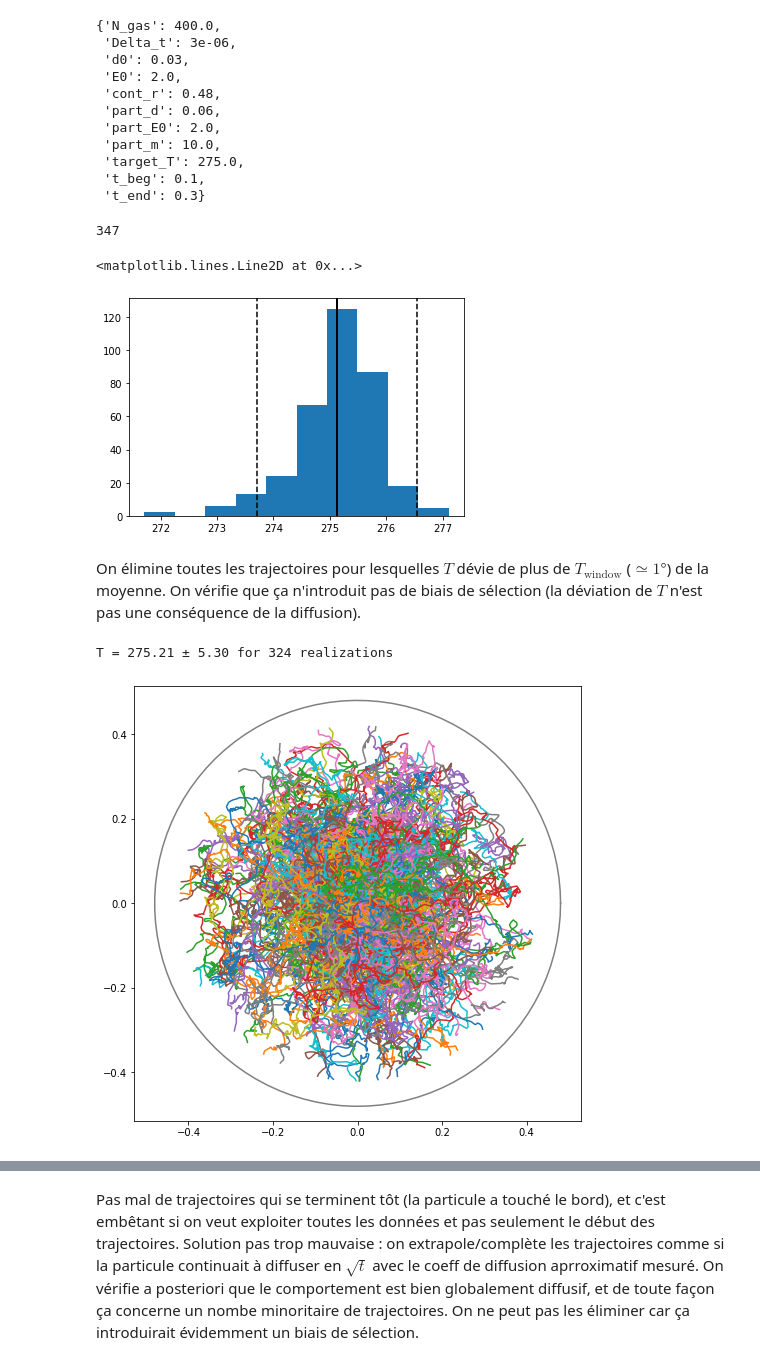
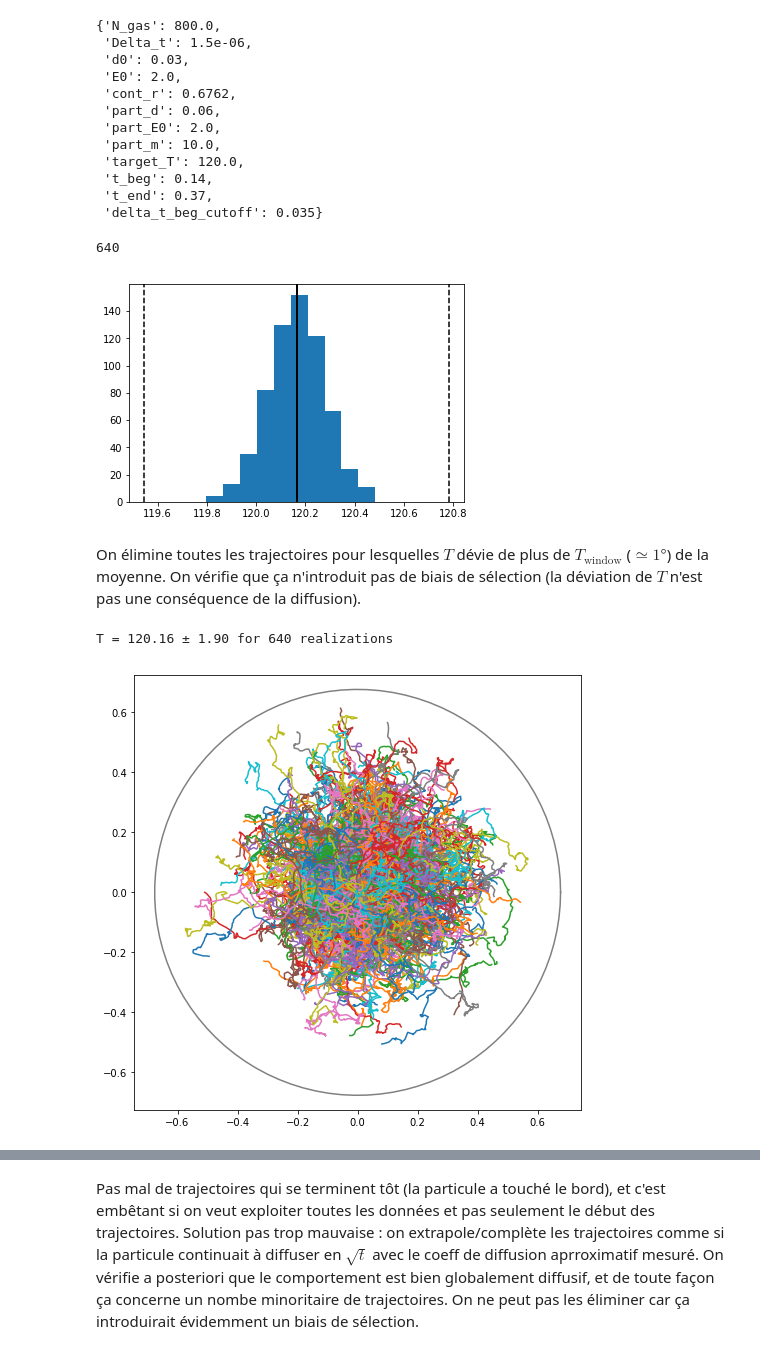
Before and after one commit to xif-fr/BrownianMotion, a Jupyter notebook: diffus_analysis.ipynb, the cells around one changed output, grey strips where cells are left out. Saved outputs shown, nothing was run; the diff lists cells and outputs as text; code cells hidden in the pictures.

```diff
--- a/diffus_analysis.ipynb
+++ b/diffus_analysis.ipynb
@@ -7,7 +7,8 @@ import scipy.optimize
 from math import *
 π = np.pi
 # %%
-path = "results_diffus_7"
+path = "remi10"
+D = 0.3
 
 df = pd.read_csv(path+"/params.csv", sep=',', header=None)
 df = df.set_index(0).T
@@ -16,50 +17,58 @@ for key in df:
     params[key] = df[key][1]
 params
 # %% [output]
-{'N_gas': 400.0,
- 'Delta_t': 3e-06,
+{'N_gas': 800.0,
+ 'Delta_t': 1.5e-06,
  'd0': 0.03,
  'E0': 2.0,
- 'cont_r': 0.48,
+ 'cont_r': 0.6762,
  'part_d': 0.06,
  'part_E0': 2.0,
  'part_m': 10.0,
- 'target_T': 275.0,
- 't_beg': 0.1,
- 't_end': 0.3}
+ 'target_T': 120.0,
+ 't_beg': 0.14,
+ 't_end': 0.37,
+ 'delta_t_beg_cutoff': 0.035}
 # %%
 realizations = []
 for file in os.listdir(path):
     itempath = path+"/"+file
-    r0 = re.match('^([0-9]{3})$', file)
+    r0 = re.match('^([0-9]+)$', file)
     if r0 is not None:
 
-        df = pd.read_csv(itempath+"/p_traj.csv", sep=',')
-        d = { 't' : np.array(df['t']), 'x' : np.array(df['px']), 'y' : np.array(df['py']) }
+        d = { 'path' : itempath }
         df = pd.read_csv(itempath+"/res.csv", sep=',', header=None)
         df = df.set_index(0).T
-        d['T'] = df['T'][1]
-        d['T_std'] = df['T_std'][1]
-        d['path'] = itempath
-        realizations.append(d)
+        for key in df:
+            d[key] = df[key][1]
+        if 't_beg_exact' in d:
+            df = pd.read_csv(itempath+"/p_traj.csv", sep=',')
+            d['t'] = np.array(df['t'])
+            d['x'] = np.array(df['px'])
+            d['y'] = np.array(df['py'])
+            realizations.append(d)
+        else:
+            print("fixed acq beg ",itempath)
 
 len(realizations)
 # %% [output]
-347
+640
 # %%
 T = []
 for rea in realizations:
+    if rea['T'] - params['target_T'] > 5:
+        print(rea['path'])
     T.append( rea['T'] )
 T = np.array(T)
 T_mean = np.mean(T)
 plt.hist(T)
 plt.axvline(x = T_mean, color='black', lw=2)
 T_window = 1.8*T_mean/350
 plt.axvline(x = T_mean+T_window, linestyle='--', color='black')
 plt.axvline(x = T_mean-T_window, linestyle='--', color='black')
+None
 # %% [output]
-<matplotlib.lines.Line2D at 0x...>
-[figure, old version]
+[figure, new version]
 # %% [markdown]
 On élimine toutes les trajectoires pour lesquelles $T$ dévie de plus de $T_\text{window}$ ($\simeq 1°$) de la moyenne. On vérifie que ça n'introduit pas de biais de sélection (la déviation de $T$ n'est pas une conséquence de la diffusion).
 # %%
@@ -76,7 +85,7 @@ T_mean = np.mean(T_sel)
 T_err = T_window + np.mean(T_std)
 print("T = {:.2f} ± {:.2f} for {} realizations".format(T_mean,T_err,len(realizations)))
 # %% [output]
-T = 275.21 ± 5.30 for 324 realizations
+T = 120.16 ± 1.90 for 640 realizations
 # %%
 plt.figure(figsize=(8,8))
 for rea in realizations:
@@ -86,4 +95,4 @@ plt.plot(params['cont_r']*np.cos(u), params['cont_r']*np.sin(u), color='grey')
 plt.axis('equal')
 plt.savefig(path+"/spaghettis.pdf")
 # %% [output]
-[figure, old version]
+[figure, new version]
```
Also changed, not shown: parts of 23 cells of this notebook.
